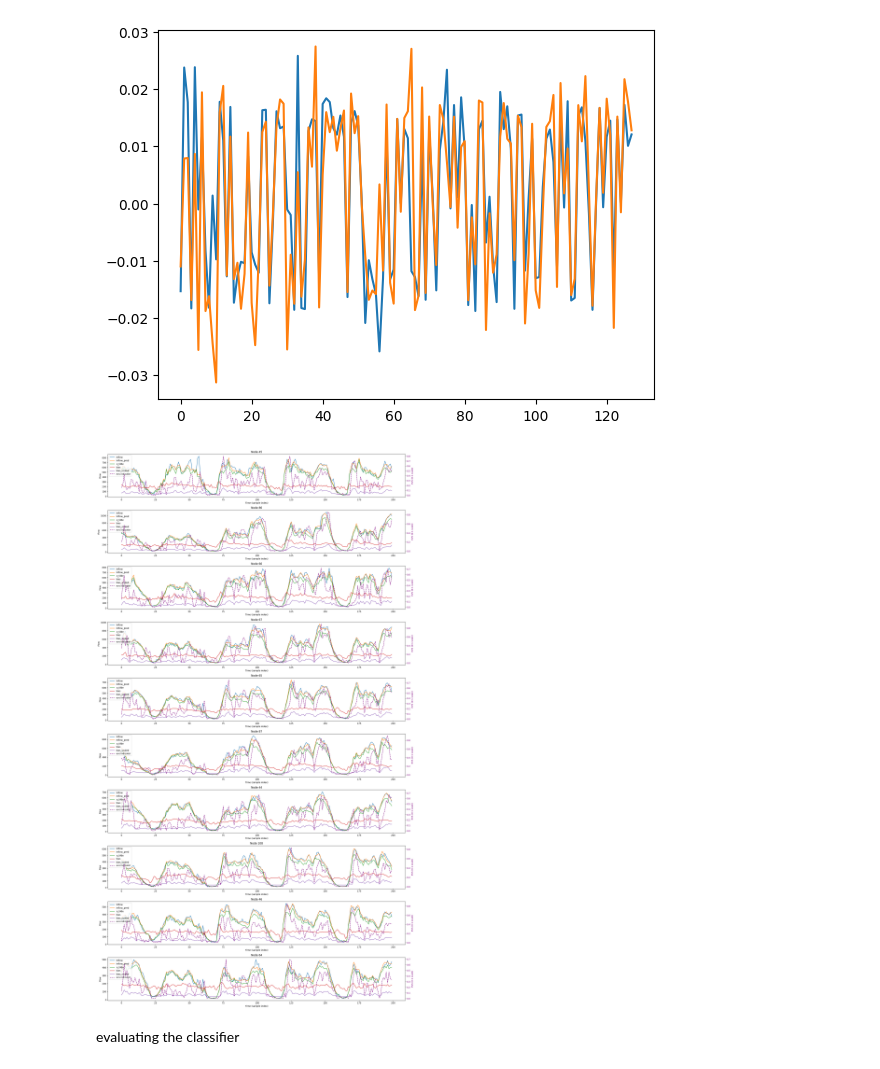
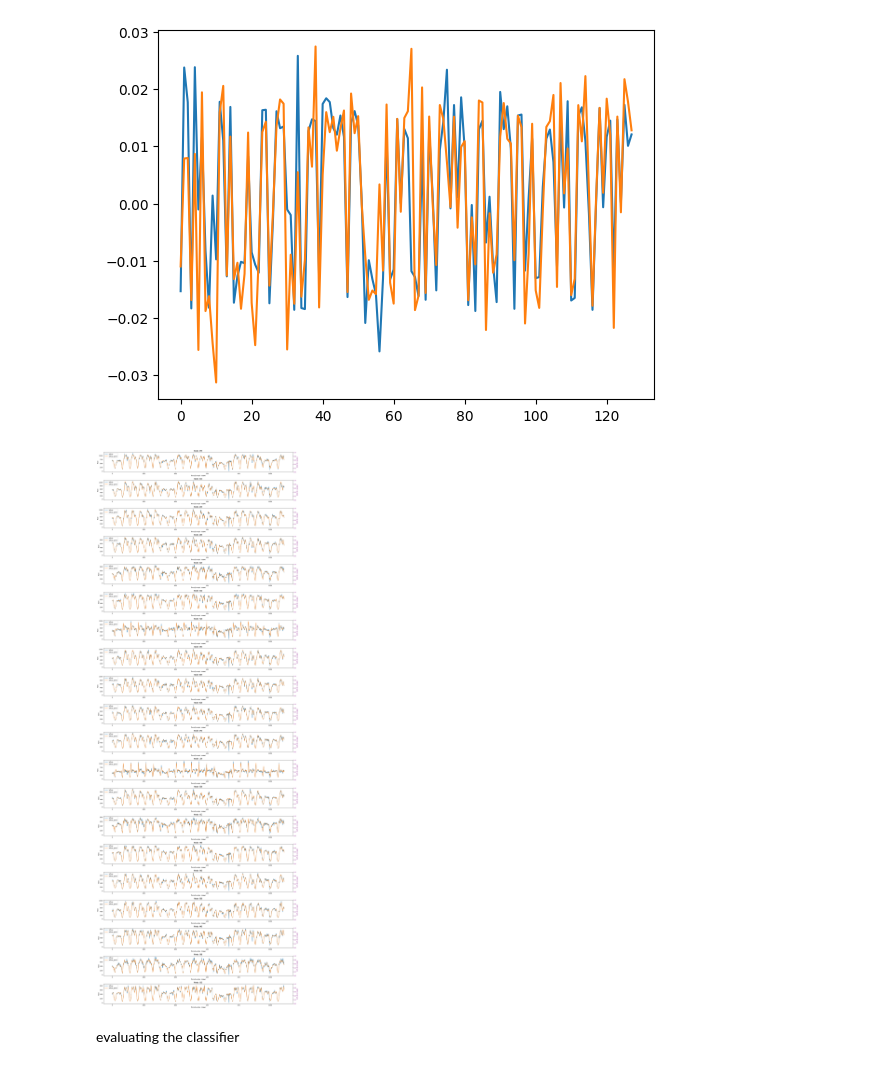
Before and after one commit to omerAJ/Hyb-STEX, a Jupyter notebook: checkTrainedClassifier.ipynb, the cells around one changed output. Saved outputs shown, nothing was run; the diff lists cells and outputs as text; code cells hidden in the pictures.

```diff
--- a/checkTrainedClassifier.ipynb
+++ b/checkTrainedClassifier.ipynb
@@ -78,13 +78,13 @@ import yaml
 
 # Define your configurations directly
 configs = {
-    'config_filename': 'configs/NYCTaxi.yaml',
+    'config_filename': 'configs/BJTaxi.yaml',
     'S_Loss': 0,
     'T_Loss': 0,
     'seed': 1,
     'comment': "noComment",
     'cheb_order': 3,
-    'graph_init': "8_neighbours",
+    'graph_init': "no_sconv",
     'self_attention_flag': True,
     'cross_attention_flag': False,
     'feedforward_flag': False,
@@ -93,7 +93,7 @@ configs = {
     'learnable_flag': False,
     'rank': 0,
     'pos_emb_flag': False,
-    'add_8': True,
+    'add_8': False,
     'add_eye': False,
     'add_x_encoder': False,
     'freeze_encoder': False,
@@ -121,11 +121,10 @@ experiment_name += f"_seed={configs['seed']}"
 
 configs['comment'] = "noComment"
 configs['ipe'] = 1000
-configs['loss'] = "mae"
+configs['loss'] = "mse"
 configs['threshold_adj_mx'] = False
 configs['affinity_conv'] = False
 configs["experimentName"] = experiment_name
-configs["load_path"] = None
 
 # Print the final configuration to start the experiment
 print(f"Starting experiment with configurations {configs}...")
@@ -151,12 +150,12 @@ args.num_nodes = len(graph)
 
 ## init model and set optimizer
 
-args.best_path = r'D:\omer\ST-SSL\experiments\NYCTaxi\pred__seed=1\20240805-231218\cls lr 0.1, wd bias minus 5, annealing\best_model.pth'
+args.best_path = r"D:\omer\ST-SSL\experiments\BJTaxi\pred__seed=1\best_bj\best_model.pth"
 # args.best_path = r'D:\omer\ST-SSL\experiments\NYCTaxi\pred__seed=1\20240805-153552\denormalize then scale\best_model.pth'
 model_dir = os.path.dirname(args.best_path)
 sys.path.append(model_dir)
 from models import STSSL
-
+from trainer import Trainer
 model = STSSL(args).to(args.device)
 
 state_dict = torch.load(
@@ -190,7 +189,7 @@ state_dict = torch.load(
 #     else:
 #         new_state_dict[k] = v  # Keep as is if not in key map
 
-msg = model.load_state_dict(state_dict["model"])
+msg = model.load_state_dict(state_dict["model"], strict=False)
 print("Load saved model msg: ", msg)
 
 model_parameters = get_model_params([model])
@@ -410,54 +418,54 @@ import numpy as np
 import matplotlib.pyplot as plt
 
 # Set up the plot
-plt.figure(figsize=(20, 35))
+plt.figure(figsize=(20, 55))
 
-s, e = 150, 350
-node_indices = [45, 86, 66, 67, 65, 87,  44, 108,  46,  64]
+s, e = 0, -1
+node_indices = [375, 600, 427, 437, 313, 302, 219, 597, 469, 408, 472, 157, 568, 250, 299, 533, 588, 342, 281, 206]
 # node_indices = [i for i in range(25, 50)]
 for i, node_index in enumerate(node_indices):
-    inflow = y_true[s:e, 0, node_index, 0]
-    inflow_pred = y_pred[s:e, 0, node_index, 0]
-    inflow_o_tilde = o_tilde[s:e, 0, node_index, 0]
-    inflow_bias = bias[s:e, 0, node_index, 0]
-    inflow_bias_scaled = bias_scaled[s:e, 0, node_index, 0]
+    inflow = y_true[s:e, 0, node_index, 1]
+    inflow_pred = y_pred[s:e, 0, node_index, 1]
+    # inflow_o_tilde = o_tilde[s:e, 0, node_index, 0]
+    # inflow_bias = bias[s:e, 0, node_index, 0]
+    # inflow_bias_scaled = bias_scaled[s:e, 0, node_index, 0]
 
-    inflow_evs = evs_pred[s:e, 0, node_index, 0]
-    extreme_inflow_indicator = evs_pred[s:e, 0, node_index, 0]
-    extreme_inflow_indicator_true = evs_true[s:e, 0, node_index, 0]
+    # inflow_evs = evs_pred[s:e, 0, node_index, 0]
+    # extreme_inflow_indicator = evs_pred[s:e, 0, node_index, 0]
+    # extreme_inflow_indicator_true = evs_true[s:e, 0, node_index, 0]
 
-    extreme_inflow_indices = np.where(extreme_inflow_indicator >= .5)[0]
-    extreme_inflow_indices_true = np.where(extreme_inflow_indicator_true == 1)[0]
+    # extreme_inflow_indices = np.where(extreme_inflow_indicator >= .5)[0]
+    # extreme_inflow_indices_true = np.where(extreme_inflow_indicator_true == 1)[0]
 
     # Plotting inflow
     ax1 = plt.subplot(len(node_indices), 1, i + 1)
     ax1.plot(inflow, label='Inflow')
     ax1.plot(inflow_pred, label='Inflow_pred')
-    ax1.plot(inflow_o_tilde, label='o_tilde')
-    ax1.plot(inflow_bias, label='bias')
-    ax1.plot(inflow_bias_scaled, label='bias_scaled')
+    # ax1.plot(inflow_o_tilde, label='o_tilde')
+    # ax1.plot(inflow_bias, label='bias')
+    # ax1.plot(inflow_bias_scaled, label='bias_scaled')
     # ax1.scatter(extreme_inflow_indices_true, inflow[extreme_inflow_indices_true], color='green', label='Extreme Inflow _ gt', marker='o')
     # ax1.scatter(extreme_inflow_indices, inflow[extreme_inflow_indices], color='red', label='Extreme Inflow _ pred', marker='x')
 
     ax1.set_title(f'Node {node_index}')
     ax1.set_xlabel('Time (sample index)')
     ax1.set_ylabel('Flow')
 
     # Create a second y-axis for the extreme value scale
     ax2 = ax1.twinx()
-    ax2.plot(inflow_evs, label='evs indicator', color='purple', linestyle='--')
+    # ax2.plot(inflow_evs, label='evs indicator', color='purple', linestyle='--')
     ax2.set_ylabel('EVS (0-1 scale)', color='purple')
     ax2.tick_params(axis='y', labelcolor='purple')
 
     # Adding legend separately for clarity
     lines_1, labels_1 = ax1.get_legend_handles_labels()
     lines_2, labels_2 = ax2.get_legend_handles_labels()
     ax1.legend(lines_1 + lines_2, labels_1 + labels_2, loc='upper left')
 
 plt.tight_layout()
 plt.show()
 # %% [output]
-[figure, old version]
+[figure, new version]
 # %% [markdown]
 evaluating the classifier
 # %%
```
Also changed, not shown: parts of 7 cells of this notebook, 10 other files.
